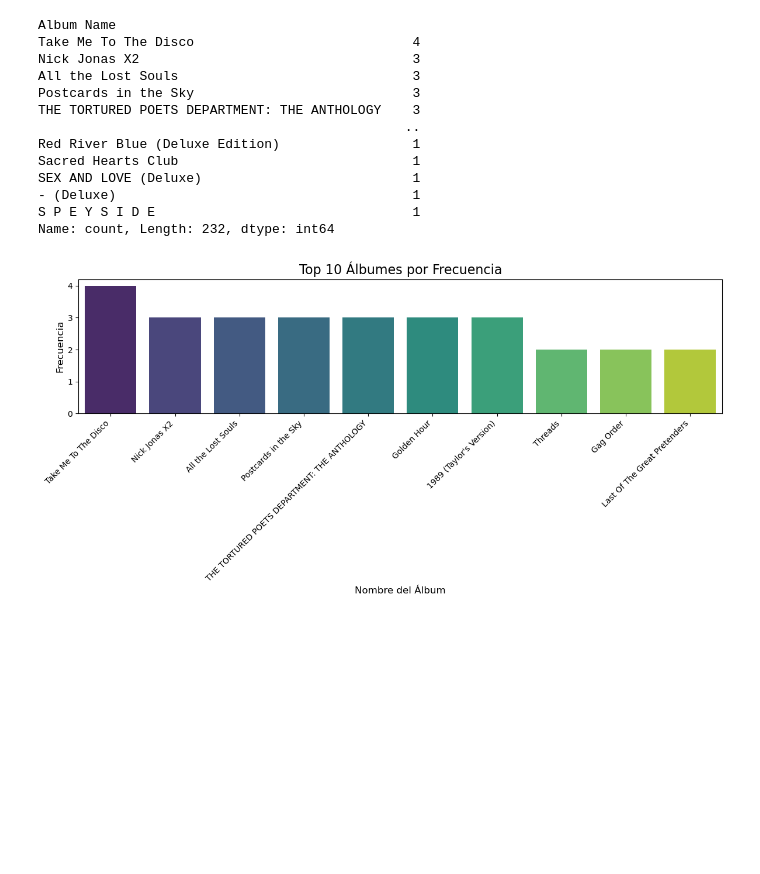
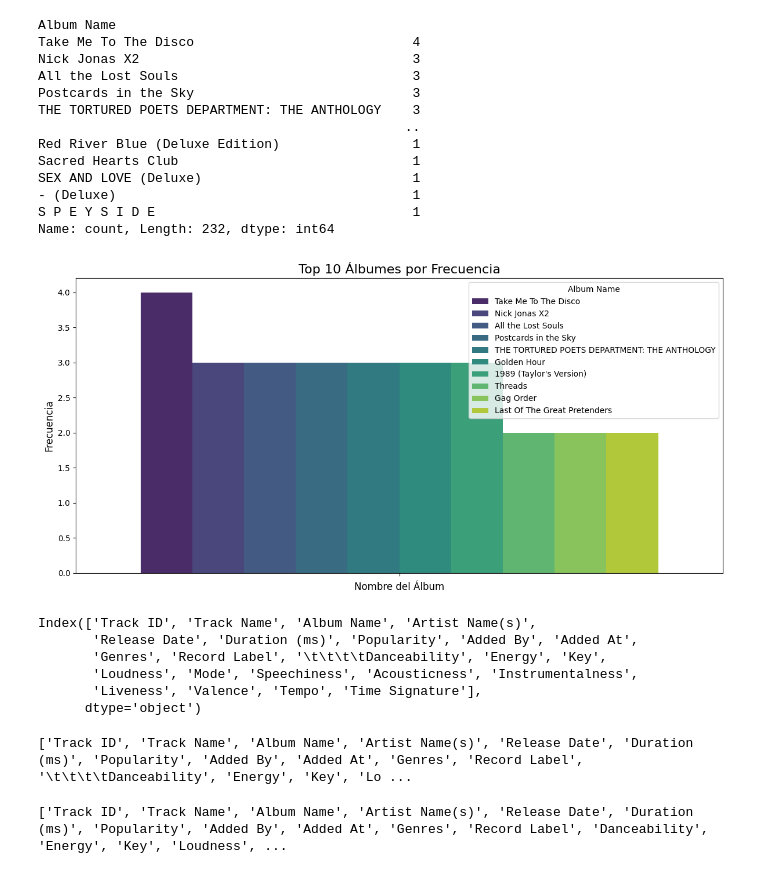
Before and after one commit to camilosuazo/Spotify-Data-Project, a Jupyter notebook: notebooks/exploration.ipynb, the cells around one changed output. Cells and saved outputs as stored; diff of their text form; code cells hidden in the pictures; blank space fills up the shorter version.

```diff
--- a/notebooks/exploration.ipynb
+++ b/notebooks/exploration.ipynb
@@ -114,17 +114,32 @@ S P E Y S I D E                                 1
 Name: count, Length: 232, dtype: int64
 # %%
 # Mostrar los 10 álbumes más frecuentes
+
+album_counts = data['Album Name'].value_counts()
 top_albums = album_counts.head(10)
 
 
 # Gráfico con colores dinámicos
 plt.figure(figsize=(12, 6))
-sns.barplot(x=top_albums.index, y=top_albums.values, palette='viridis')
+sns.barplot(hue=top_albums.index, y=top_albums.values, palette='viridis', legend=True)
 plt.title('Top 10 Álbumes por Frecuencia', fontsize=16)
 plt.xlabel('Nombre del Álbum', fontsize=12)
 plt.ylabel('Frecuencia', fontsize=12)
 plt.xticks(rotation=45, ha='right', fontsize=10)
 plt.tight_layout()
 plt.show()
 # %% [output]
-[figure, old version]
+[figure, new version]
+# %%
+data.columns
+# %% [output]
+Index(['Track ID', 'Track Name', 'Album Name', 'Artist Name(s)',
+       'Release Date', 'Duration (ms)', 'Popularity', 'Added By', 'Added At',
+       'Genres', 'Record Label', '\t\t\t\tDanceability', 'Energy', 'Key',
+       'Loudness', 'Mode', 'Speechiness', 'Acousticness', 'Instrumentalness',
+       'Liveness', 'Valence', 'Tempo', 'Time Signature'],
+      dtype='object')
+# %%
+print(data.columns.tolist())
+# %% [output]
+['Track ID', 'Track Name', 'Album Name', 'Artist Name(s)', 'Release Date', 'Duration (ms)', 'Popularity', 'Added By', 'Added At', 'Genres', 'Record Label', '\t\t\t\tDanceability', 'Energy', 'Key', 'Lo ...
@@ -130,0 +149,4 @@ plt.show()
+# %%
+print(data.columns.tolist())
+# %% [output]
+['Track ID', 'Track Name', 'Album Name', 'Artist Name(s)', 'Release Date', 'Duration (ms)', 'Popularity', 'Added By', 'Added At', 'Genres', 'Record Label', 'Danceability', 'Energy', 'Key', 'Loudness', ...
```
Also changed, not shown: parts of 23 cells of this notebook.
